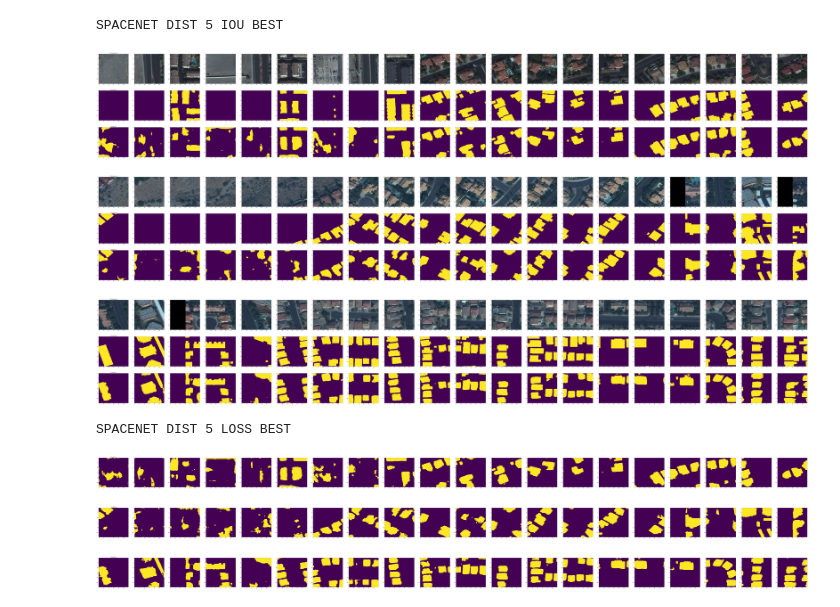
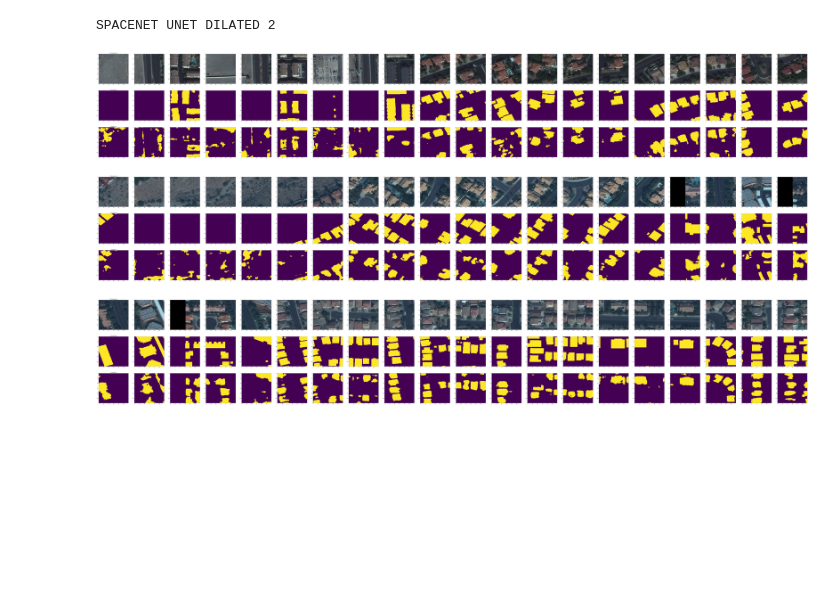
Before and after one commit to melissande/2_master_thesis, a Jupyter notebook: visualize_results_manually_nb.ipynb, the cells around one changed output. Saved outputs shown, nothing was run; the diff lists cells and outputs as text; code cells hidden in the pictures; blank space fills up the shorter version.

Commit message:
dilated new, new metrics, data aug corrected

```diff
--- a/visualize_results_manually_nb.ipynb
+++ b/visualize_results_manually_nb.ipynb
@@ -24,7 +24,7 @@ DEFAULT_FEATURES_ROOT=32
 DEFAULT_WIDTH_KERNEL=3
 BINS=15
 
-DEFAULT_HIDDEN_FEATURES=[32]
+DEFAULT_HIDDEN_FEATURES=[32,64,128,256]
 DEFAULT_N_RESBLOCKS=1
 N_DILATED_CONV=3
 DEFAULT_GATED=False
@@ -128,8 +128,8 @@ if __name__ == '__main__':
 
      ####GHANA #######
 
-#     root_folder = '../2_DATA_GHANA/DATASET/120_x_120_8_pansh/'
-    root_folder ='/scratch/SPACENET_DATA_PROCESSED/DATASET/120_x_120_8_bands_pansh/'
+    root_folder = '../2_DATA_GHANA/DATASET/120_x_120_8_pansh/'
+#     root_folder ='/scratch/SPACENET_DATA_PROCESSED/DATASET/120_x_120_8_bands_pansh/'
 
     validation_loader=generate_dataset(root_folder+'TEST/',20)
 
@@ -302,50 +302,73 @@ if __name__ == '__main__':
 #     if not os.path.exists(prediction_path):
 #             os.makedirs(prediction_path)
 
 
 #     print('GHANA BS 8')
 #     predict_pytorch_val(validation_loader,1,'MODEL_GHANA_BS8/RESUNET_ghana_BS8CP92000.pth',prediction_path,'no',param=False)
 
 
-    from unet_val_2 import UNet
+#     from unet_val_2 import UNet
 
-    prediction_path='VISUALIZATION_IMAGES/SPACENET_DIST5_IOU_BEST/'
+#     prediction_path='VISUALIZATION_IMAGES/SPACENET_DIST5_IOU_BEST/'
 
-    if not os.path.exists(prediction_path):
-            os.makedirs(prediction_path)
+#     if not os.path.exists(prediction_path):
+#             os.makedirs(prediction_path)
 
 
-    print('SPACENET DIST 5 IOU BEST')
-    predict_pytorch_val(validation_loader,3,'MODEL_SPACENET_DIST5/RESUNET_spacenet_dist_5CP256000.pth',prediction_path,'all',param=True,unet_v=2)
+#     print('SPACENET DIST 5 IOU BEST')
+#     predict_pytorch_val(validation_loader,3,'MODEL_SPACENET_DIST5/RESUNET_spacenet_dist_5CP256000.pth',prediction_path,'all',param=True,unet_v=2)
 
 
 #     from unet_val_gated_dilated import UNet
 
 #     prediction_path='VISUALIZATION_IMAGES/SPACENET_GATED_DILATED/'
 
 #     if not os.path.exists(prediction_path):
 #             os.makedirs(prediction_path)
 
 
 #     print('SPACENET GATED DILATED')
 #     predict_pytorch_val(validation_loader,3,'MODEL_SPACENET_GATED_DILATED/RESUNET_spacenet_gated_dilatedCP116000.pth',prediction_path,'no',param=False,unet_v=3)
 
-    from unet_val_2 import UNet
+#     from unet_val_2 import UNet
 
-    prediction_path='VISUALIZATION_IMAGES/SPACENET_DIST5_LOSS_BEST/'
+#     prediction_path='VISUALIZATION_IMAGES/SPACENET_DIST5_LOSS_BEST/'
+
+#     if not os.path.exists(prediction_path):
+#             os.makedirs(prediction_path)
+
+
+#     print('SPACENET DIST 5 LOSS BEST')
+#     predict_pytorch_val(validation_loader,3,'MODEL_SPACENET_DIST5/RESUNET_spacenet_dist_5CP76000.pth',prediction_path,'no',param=True,unet_v=2)
+#     from unet_val_2 import UNet
+
+#     prediction_path='VISUALIZATION_IMAGES/TEST_GHANA_DIST_TF/'
+
+#     if not os.path.exists(prediction_path):
+#             os.makedirs(prediction_path)MODEL_SPACENET_UNET_DILATED_2/RESUNET_spacenet_unet_dilated_2CP28000.ptH
+
+
+#     print('TEST')
+#     predict_pytorch_val(validation_loader,1,'MODEL_GHANA_TF_NO_AUG/RESUNET_ghana_tf_no_augCP92000.pth',prediction_path,'all',param=True,unet_v=2)
+
+
+
+#     root_folder = '../2_DATA_GHANA/DATASET/120_x_120_8_pansh/'
+    root_folder ='../SPACENET_DATA/SPACENET_DATA_PROCESSED/DATASET/120_x_120_8_bands_pansh/'
+
+    validation_loader=generate_dataset(root_folder+'TEST/',20)
+
+
+    from unet_val_gated_dilated import UNet
+
+    prediction_path='VISUALIZATION_IMAGES/SPACENET_UNET_DILATED_2/'
 
     if not os.path.exists(prediction_path):
             os.makedirs(prediction_path)
-
-
-    print('SPACENET DIST 5 LOSS BEST')
-    predict_pytorch_val(validation_loader,3,'MODEL_SPACENET_DIST5/RESUNET_spacenet_dist_5CP76000.pth',prediction_path,'no',param=True,unet_v=2)
+    print('SPACENET UNET DILATED 2')
+    predict_pytorch_val(validation_loader,3,'MODEL_SPACENET_UNET_DILATED_2/RESUNET_spacenet_unet_dilated_2CP28000.pth',prediction_path,'all',param=False,unet_v=3)
 # %% [output]
-SPACENET DIST 5 IOU BEST
+SPACENET UNET DILATED 2
-[figure, old version]
+[figure, new version]
-[figure, old version]
+[figure, new version]
-[figure, old version]
+[figure, new version]
-SPACENET DIST 5 LOSS BEST
-[figure, removed]
-[figure, removed]
-[figure, removed]
```
Also changed, not shown: 22 other files.
